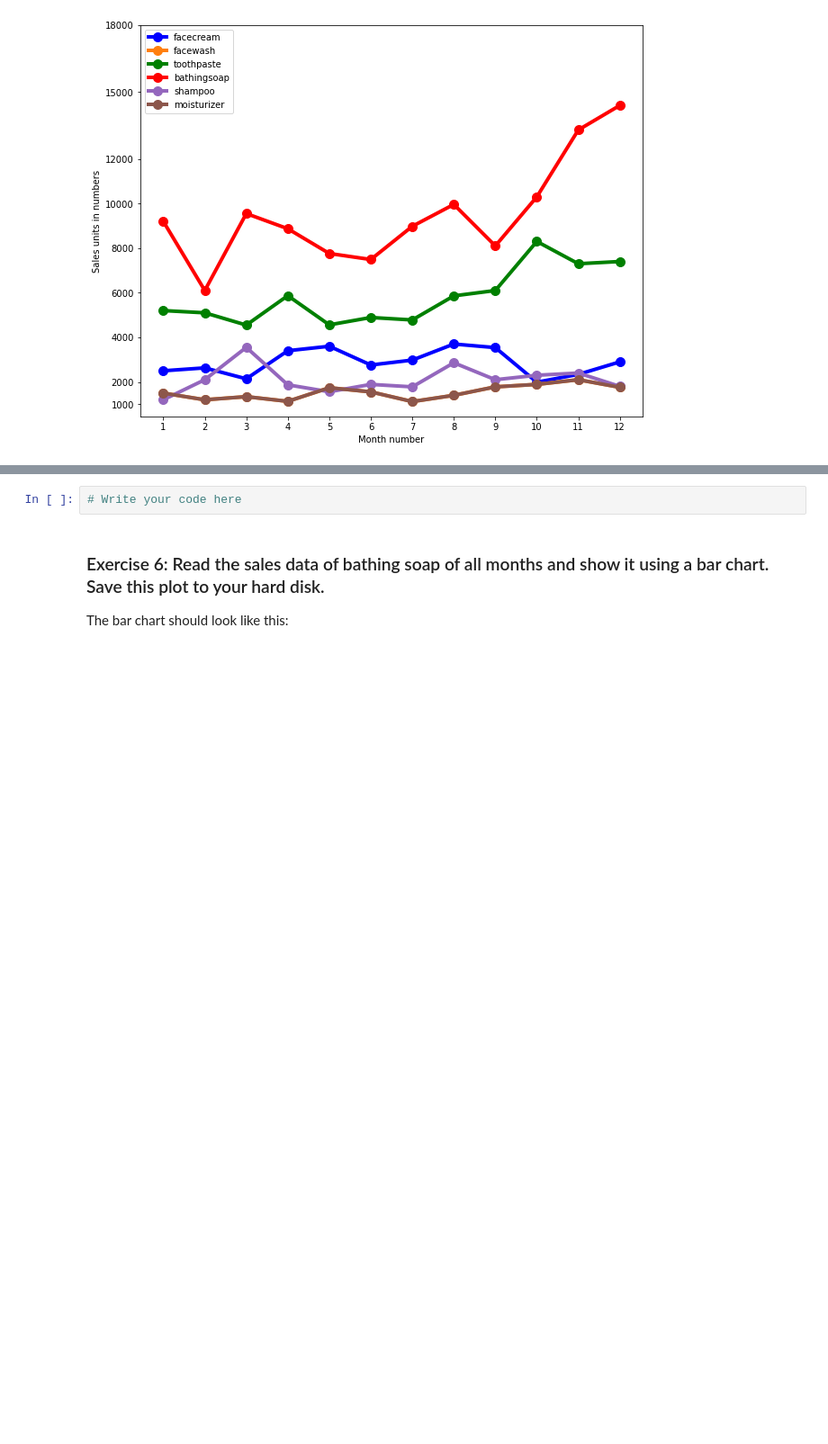
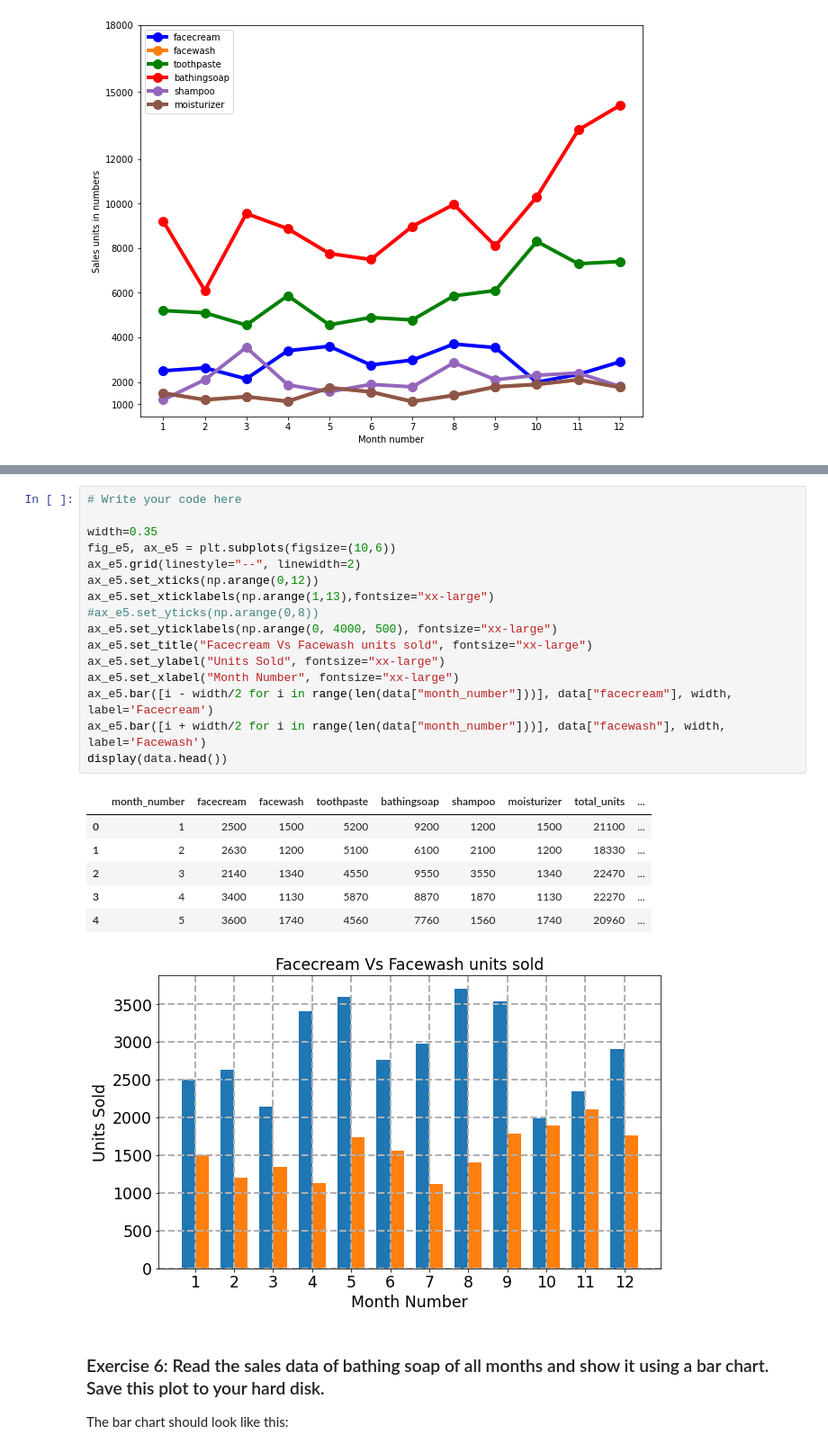
Before and after one commit to aimwps/SAImwps, a Jupyter notebook: M1_Python/d10_Matplotlib/Matplotlib_exercises.ipynb, the cells around one changed output, grey strips where cells are left out. Shown at 90% size. Cells and saved outputs as stored; diff of their text form; blank space fills up the shorter version.

```diff
--- a/M1_Python/d10_Matplotlib/Matplotlib_exercises.ipynb
+++ b/M1_Python/d10_Matplotlib/Matplotlib_exercises.ipynb
@@ -131,8 +125,30 @@ The bar chart should display the number of units sold per month for each product
 
 The bar chart should look like this:
 ![image.png](attachment:image.png)
-# %%
-# Write your code here
+# %%
+# Write your code here
+
+width=0.35
+fig_e5, ax_e5 = plt.subplots(figsize=(10,6))
+ax_e5.grid(linestyle="--", linewidth=2)
+ax_e5.set_xticks(np.arange(0,12))
+ax_e5.set_xticklabels(np.arange(1,13),fontsize="xx-large")
+#ax_e5.set_yticks(np.arange(0,8))
+ax_e5.set_yticklabels(np.arange(0, 4000, 500), fontsize="xx-large")
+ax_e5.set_title("Facecream Vs Facewash units sold", fontsize="xx-large")
+ax_e5.set_ylabel("Units Sold", fontsize="xx-large")
+ax_e5.set_xlabel("Month Number", fontsize="xx-large")
+ax_e5.bar([i - width/2 for i in range(len(data["month_number"]))], data["facecream"], width, label='Facecream')
+ax_e5.bar([i + width/2 for i in range(len(data["month_number"]))], data["facewash"], width, label='Facewash')
+display(data.head())
+# %% [output]
+|  | month_number | facecream | facewash | toothpaste | bathingsoap | shampoo | moisturizer | total_units | ... |
+| 0 | 1 | 2500 | 1500 | 5200 | 9200 | 1200 | 1500 | 21100 | ... |
+| 1 | 2 | 2630 | 1200 | 5100 | 6100 | 2100 | 1200 | 18330 | ... |
+| 2 | 3 | 2140 | 1340 | 4550 | 9550 | 3550 | 1340 | 22470 | ... |
+| 3 | 4 | 3400 | 1130 | 5870 | 8870 | 1870 | 1130 | 22270 | ... |
+| 4 | 5 | 3600 | 1740 | 4560 | 7760 | 1560 | 1740 | 20960 | ... |
+[figure, added]
 # %% [markdown]
 ### Exercise 6: Read the sales data of bathing soap of all months and show it using a bar chart. Save this plot to your hard disk.
 The bar chart should look like this:
```
Also changed, not shown: parts of 9 cells of this notebook, 1 other file.
